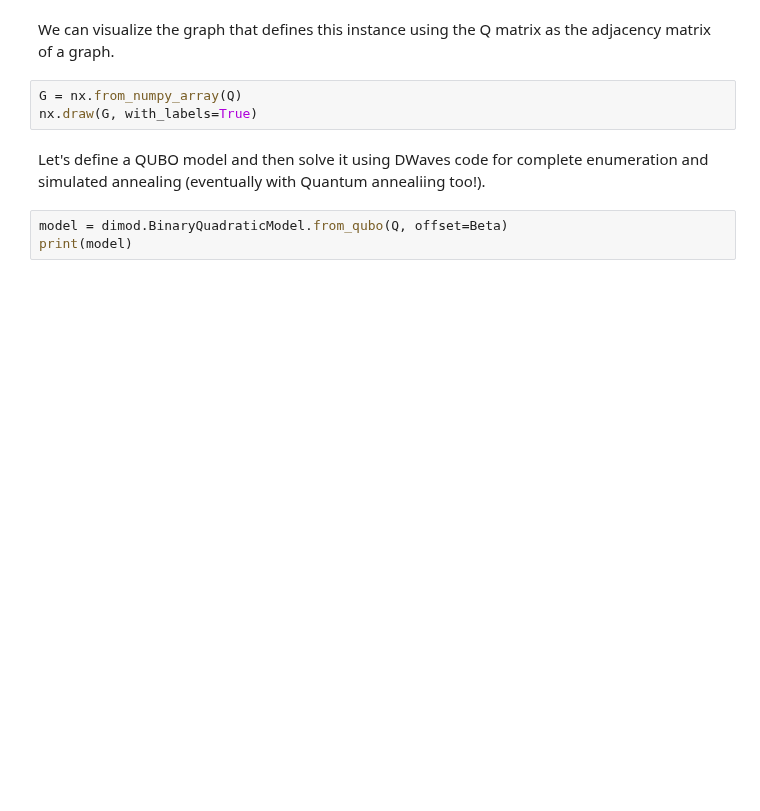
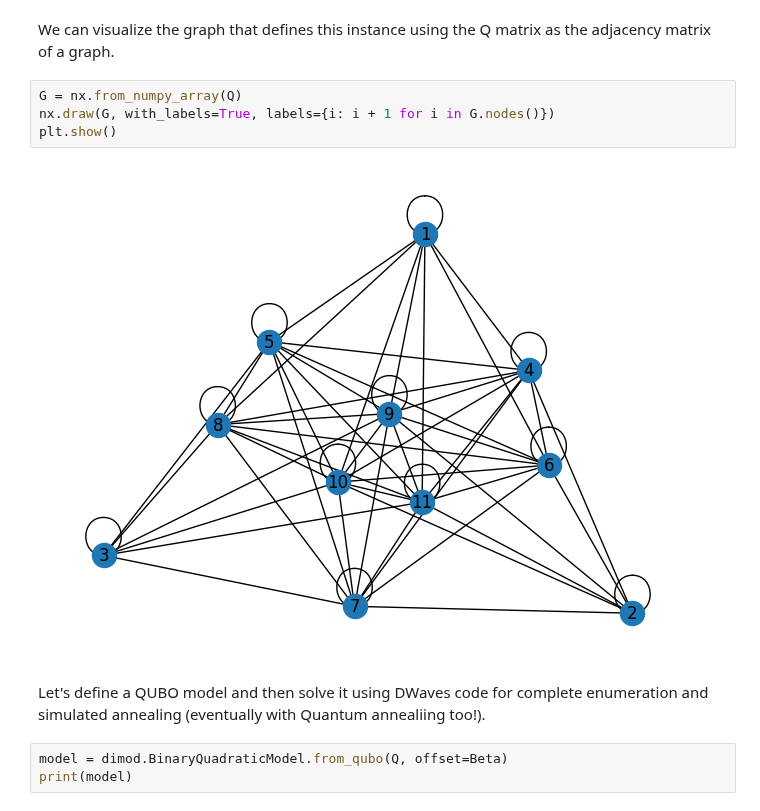
Before and after one commit to SECQUOIA/QuIP, a Jupyter notebook: notebooks_py/2-QUBO_python.ipynb, the cells around one changed output. Saved outputs shown, nothing was run; the diff lists cells and outputs as text; blank space fills up the shorter version.

```diff
--- a/notebooks_py/2-QUBO_python.ipynb
+++ b/notebooks_py/2-QUBO_python.ipynb
@@ -139,7 +159,10 @@ print(Beta)
 We can visualize the graph that defines this instance using the Q matrix as the adjacency matrix of a graph.
 # %%
 G = nx.from_numpy_array(Q)
-nx.draw(G, with_labels=True)
+nx.draw(G, with_labels=True, labels={i: i + 1 for i in G.nodes()})
+plt.show()
+# %% [output]
+[figure, added]
 # %% [markdown]
 Let's define a QUBO model and then solve it using DWaves code for complete enumeration and simulated annealing (eventually with Quantum annealiing too!).
 # %%
```
Also changed, not shown: parts of 38 cells of this notebook, 1 other file.
